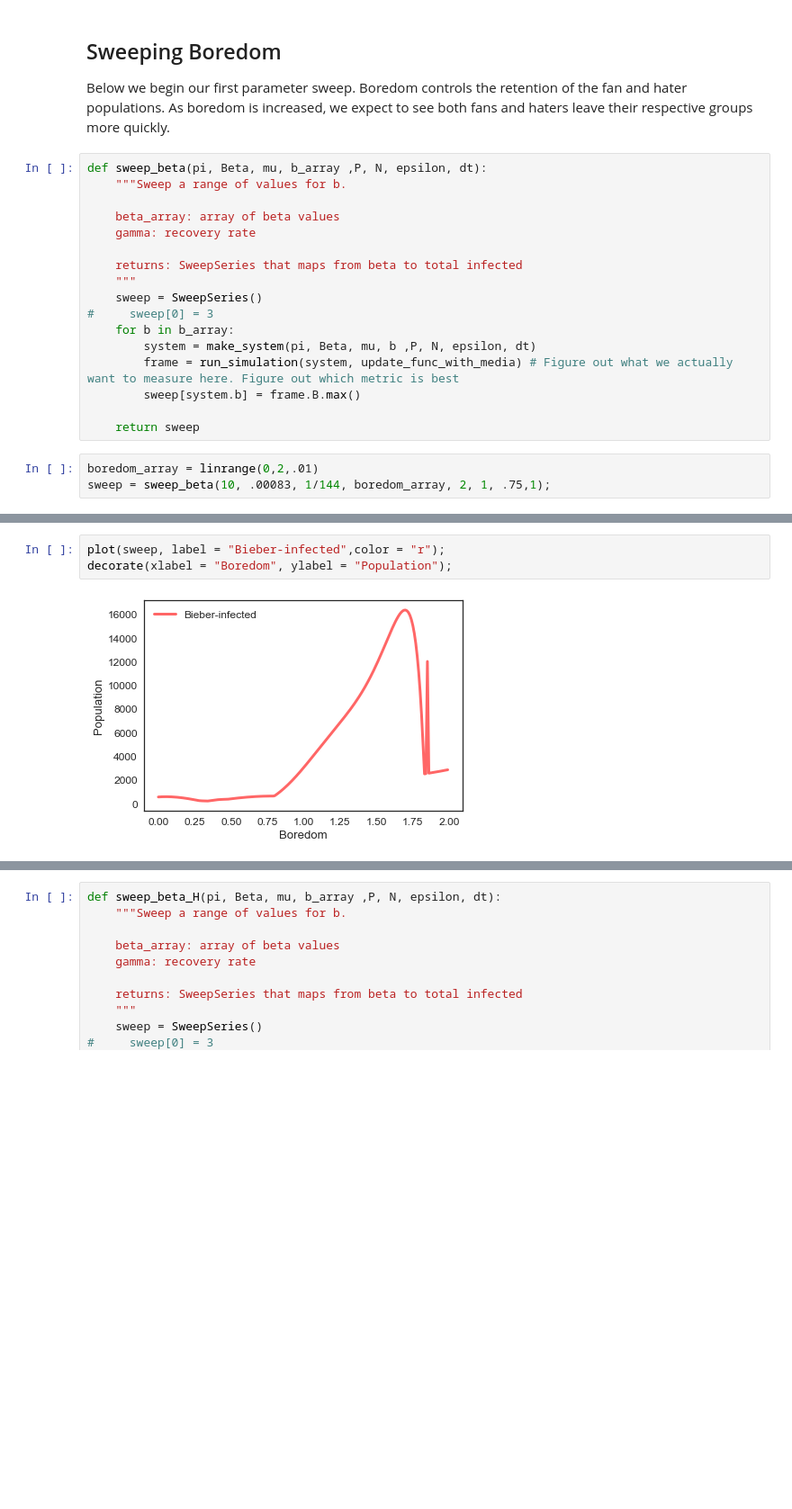
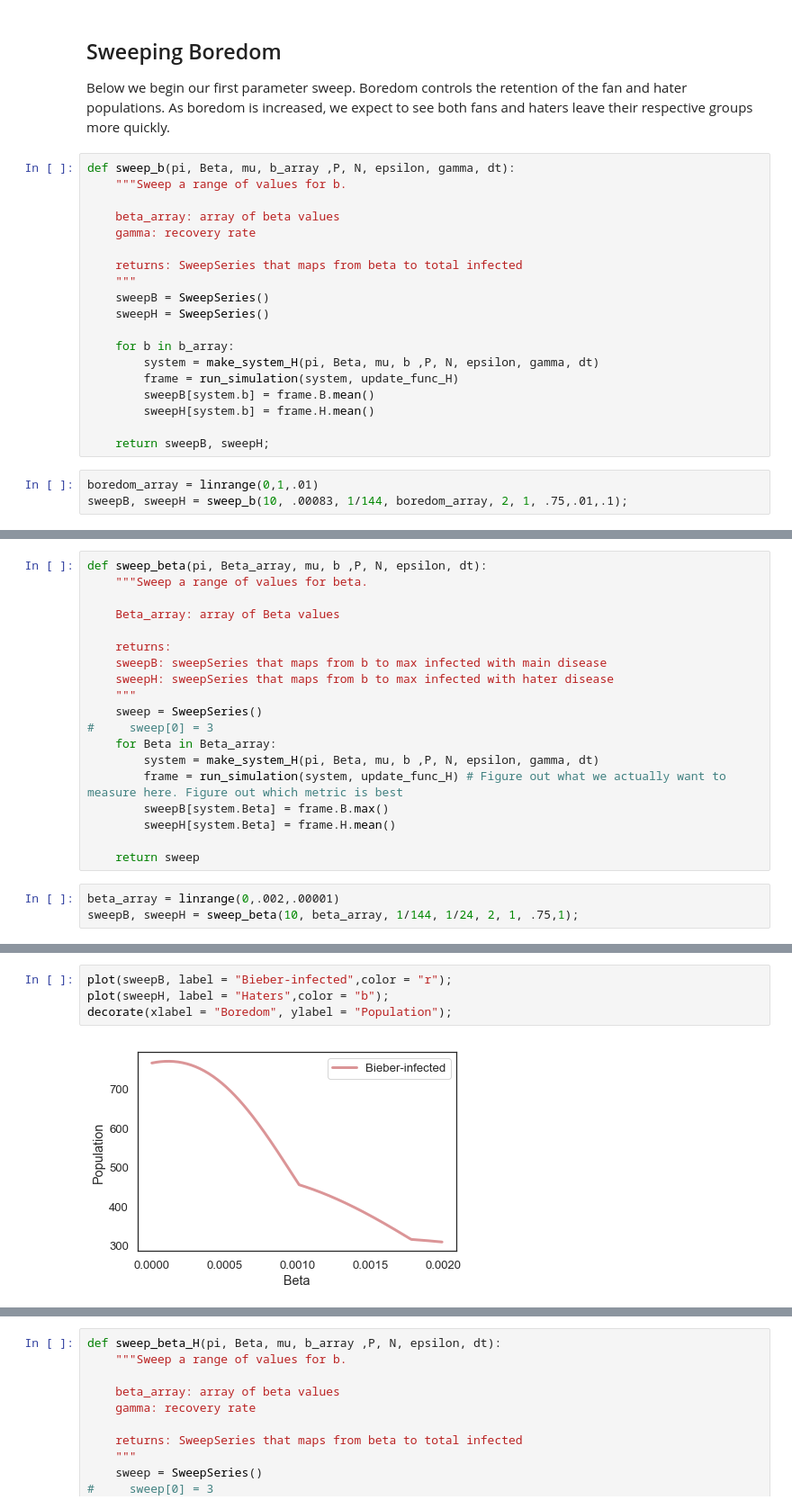
Before and after one commit to mpatil99/modsim-Project2, a Jupyter notebook: Project2.ipynb, the cells around one changed output, grey strips where cells are left out. Shown: that part at 90% size. Drawn from its saved outputs; the diff is of its cells as text; blank space fills up the shorter version.

```diff
--- a/Project2.ipynb
+++ b/Project2.ipynb
@@ -273,7 +244,7 @@ plot(frame.R, label = "Recovered",color= "g");
 
 Below we begin our first parameter sweep. Boredom controls the retention of the fan and hater populations. As boredom is increased, we expect to see both fans and haters leave their respective groups more quickly.
 # %%
-def sweep_beta(pi, Beta, mu, b_array ,P, N, epsilon, dt):
+def sweep_b(pi, Beta, mu, b_array ,P, N, epsilon, gamma, dt):
     """Sweep a range of values for b.
 
     beta_array: array of beta values
@@ -281,14 +252,16 @@ def sweep_beta(pi, Beta, mu, b_array ,P, N, epsilon, dt):
 
     returns: SweepSeries that maps from beta to total infected
     """
-    sweep = SweepSeries()
-#     sweep[0] = 3
+    sweepB = SweepSeries()
+    sweepH = SweepSeries()
+
     for b in b_array:
-        system = make_system(pi, Beta, mu, b ,P, N, epsilon, dt)
-        frame = run_simulation(system, update_func_with_media) # Figure out what we actually want to measure here. Figure out which metric is best
-        sweep[system.b] = frame.B.max()
+        system = make_system_H(pi, Beta, mu, b ,P, N, epsilon, gamma, dt)
+        frame = run_simulation(system, update_func_H)
+        sweepB[system.b] = frame.B.mean()
+        sweepH[system.b] = frame.H.mean()
 
-    return sweep
+    return sweepB, sweepH;
 # %%
-boredom_array = linrange(0,2,.01)
-sweep = sweep_beta(10, .00083, 1/144, boredom_array, 2, 1, .75,1);
+boredom_array = linrange(0,1,.01)
+sweepB, sweepH = sweep_b(10, .00083, 1/144, boredom_array, 2, 1, .75,.01,.1);
@@ -294,0 +293,22 @@ sweep = sweep_beta(10, .00083, 1/144, boredom_array, 2, 1, .75,1);
+# %%
+def sweep_beta(pi, Beta_array, mu, b ,P, N, epsilon, dt):
+    """Sweep a range of values for beta.
+
+    Beta_array: array of Beta values
+
+    returns:
+    sweepB: sweepSeries that maps from b to max infected with main disease
+    sweepH: sweepSeries that maps from b to max infected with hater disease
+    """
+    sweep = SweepSeries()
+#     sweep[0] = 3
+    for Beta in Beta_array:
+        system = make_system_H(pi, Beta, mu, b ,P, N, epsilon, gamma, dt)
+        frame = run_simulation(system, update_func_H) # Figure out what we actually want to measure here. Figure out which metric is best
+        sweepB[system.Beta] = frame.B.max()
+        sweepH[system.Beta] = frame.H.mean()
+
+    return sweep
+# %%
+beta_array = linrange(0,.002,.00001)
+sweepB, sweepH = sweep_beta(10, beta_array, 1/144, 1/24, 2, 1, .75,1);
@@ -295,7 +333,8 @@ sweep = sweep_beta(10, .00083, 1/144, boredom_array, 2, 1, .75,1);
 # %%
-plot(sweep, label = "Bieber-infected",color = "r");
+plot(sweepB, label = "Bieber-infected",color = "r");
+plot(sweepH, label = "Haters",color = "b");
 decorate(xlabel = "Boredom", ylabel = "Population");
 # %% [output]
-[figure, old version]
+[figure, new version]
 # %% [markdown]
 The above chart shows how our fan population reacts to boredom. Below 0.75, the fan population remains relatively stable at a few hundred people. Above this threshold, the fan populoation rapidly increases until there is a sharp crash just befor 2.
```
Also changed, not shown: parts of 28 cells of this notebook, 2 other files.
